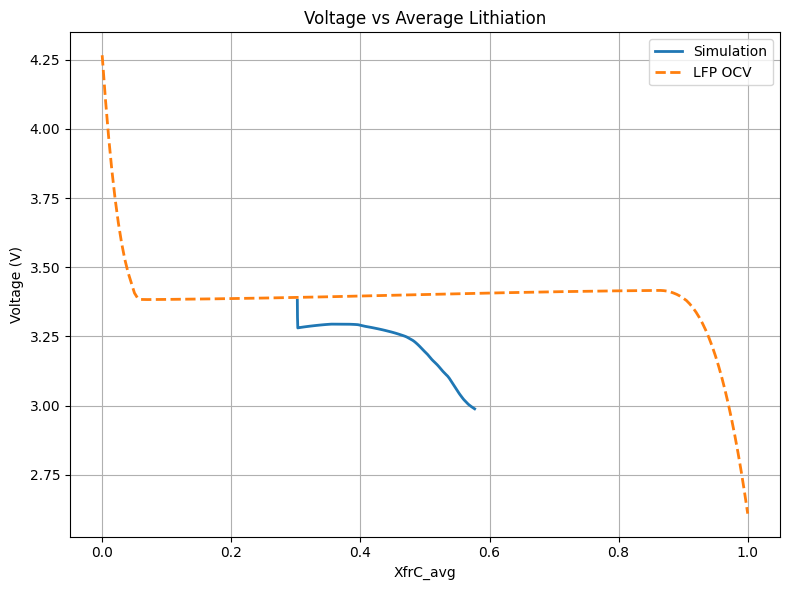
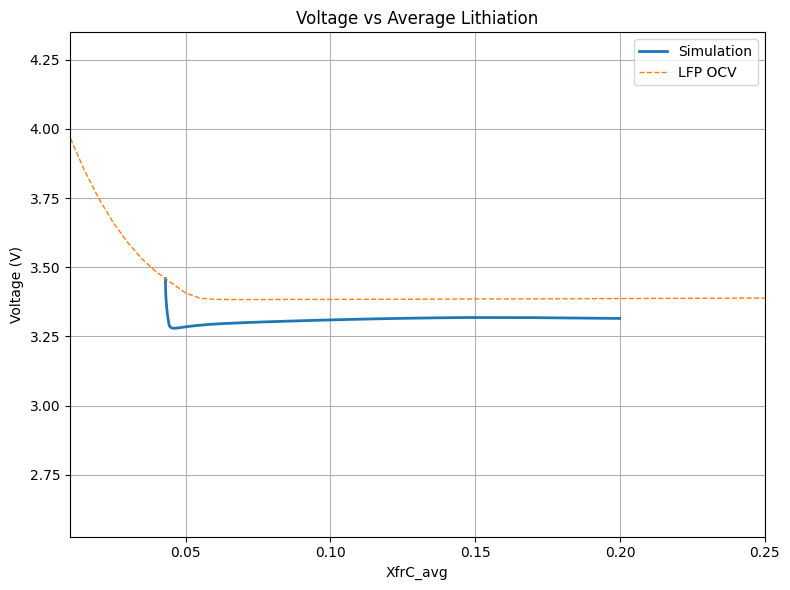
The notebook cell's code change between the first figure and the second:
--- before
+++ after
@@ -47,5 +47,5 @@
 
 df1 = load_data(
-    "../MSU_HPCC/slurm_besfem-config-tiff-1.0-2M-10281600.SLURMout"
+    "../MSU_HPCC/slurm_besfem-config-tiff-48hr-8e-07-11421463.SLURMout"
 )
 
@@ -78,5 +78,5 @@
     ocv,
     "--",
-    linewidth=2,
+    linewidth=1,
     label="LFP OCV"
 )
@@ -84,4 +84,6 @@
 plt.xlabel("XfrC_avg")
 plt.ylabel("Voltage (V)")
+plt.xlim(0.01, 0.25)
+# plt.ylim(3.2, 3.5)
 plt.title("Voltage vs Average Lithiation")
 plt.grid(True)

Commit: adding new branch for testing LFP